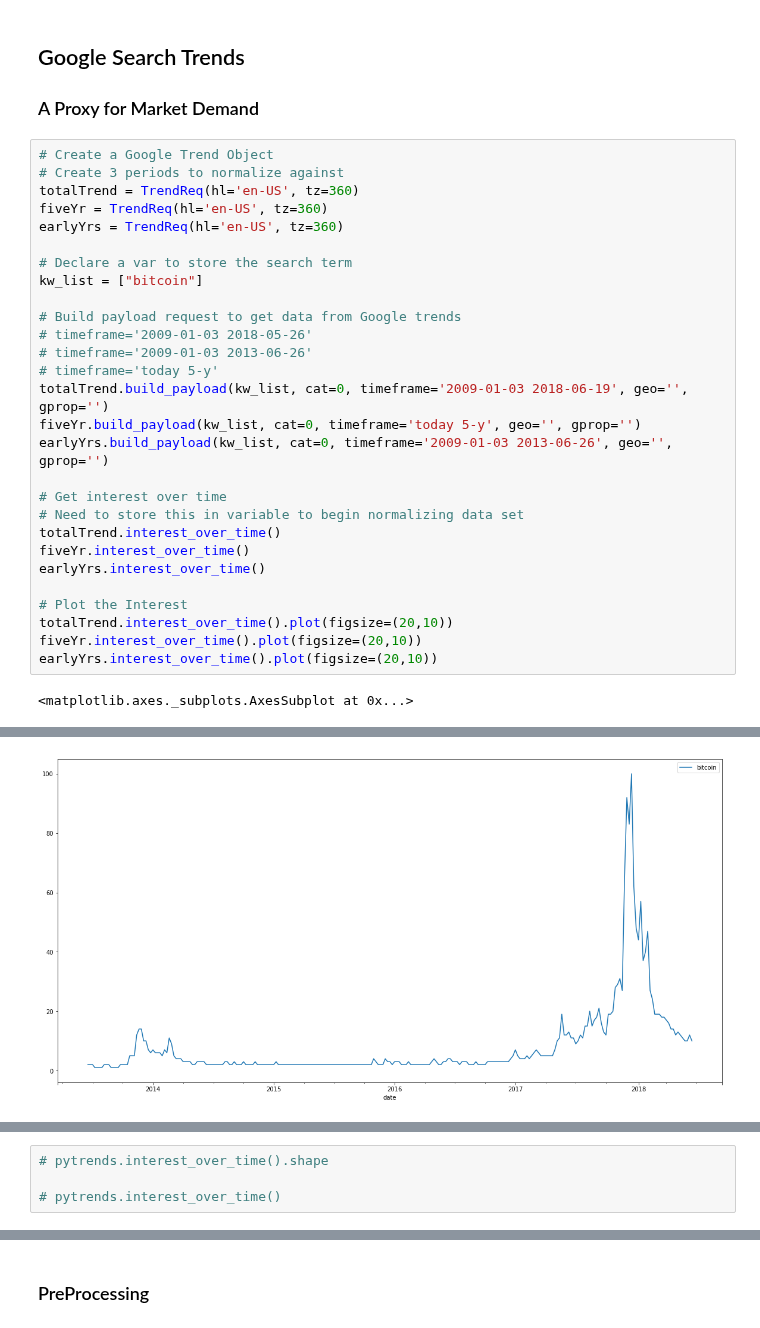
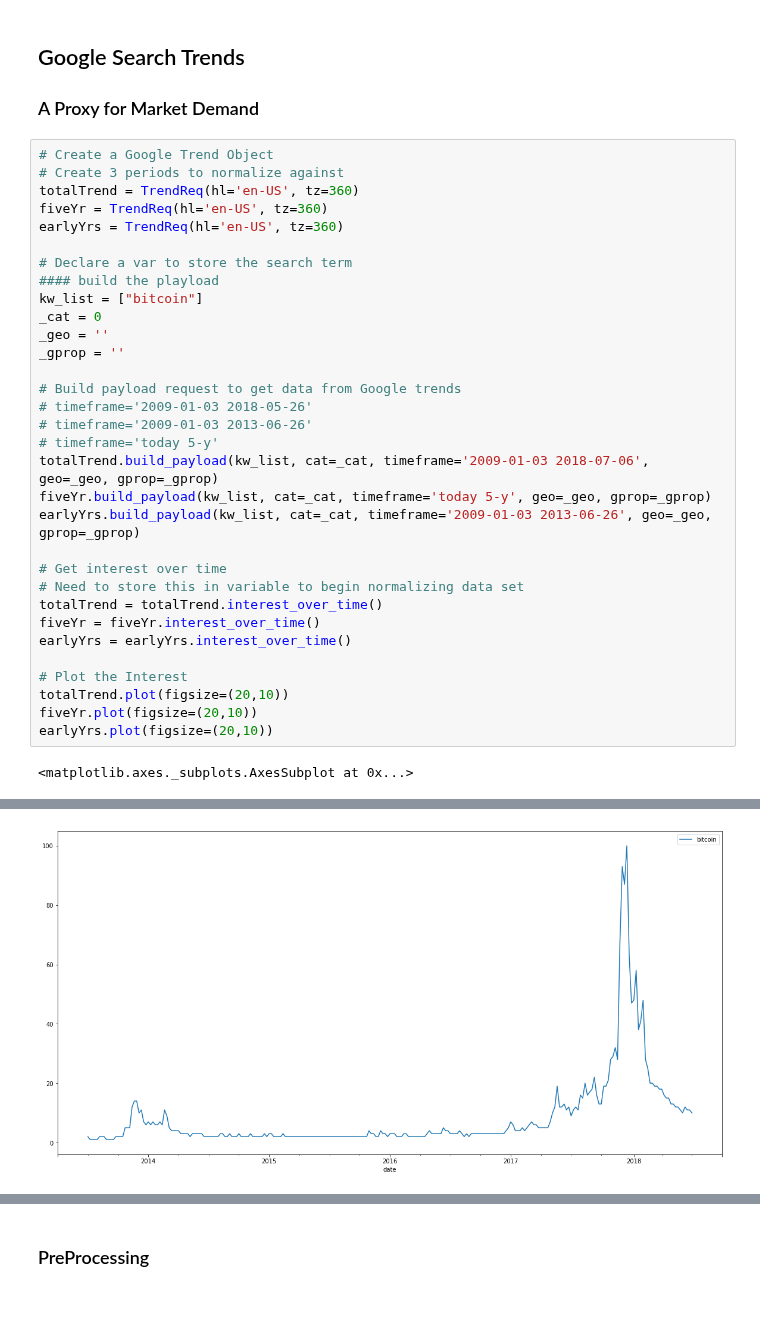
Before and after one commit to lopezdp/MachineLearningResearch, a Jupyter notebook: QuantFinance/PricingResearch.ipynb, the cells around one changed output, grey strips where cells are left out. Saved outputs shown, nothing was run; the diff lists cells and outputs as text.

Commit message:
Working on normalizing Google Trend Data.

```diff
--- a/QuantFinance/PricingResearch.ipynb
+++ b/QuantFinance/PricingResearch.ipynb
@@ -581,25 +604,29 @@ fiveYr = TrendReq(hl='en-US', tz=360)
 earlyYrs = TrendReq(hl='en-US', tz=360)
 
 # Declare a var to store the search term
+#### build the playload
 kw_list = ["bitcoin"]
+_cat = 0
+_geo = ''
+_gprop = ''
 
 # Build payload request to get data from Google trends
 # timeframe='2009-01-03 2018-05-26'
 # timeframe='2009-01-03 2013-06-26'
 # timeframe='today 5-y'
-totalTrend.build_payload(kw_list, cat=0, timeframe='2009-01-03 2018-06-19', geo='', gprop='')
-fiveYr.build_payload(kw_list, cat=0, timeframe='today 5-y', geo='', gprop='')
-earlyYrs.build_payload(kw_list, cat=0, timeframe='2009-01-03 2013-06-26', geo='', gprop='')
+totalTrend.build_payload(kw_list, cat=_cat, timeframe='2009-01-03 2018-07-06', geo=_geo, gprop=_gprop)
+fiveYr.build_payload(kw_list, cat=_cat, timeframe='today 5-y', geo=_geo, gprop=_gprop)
+earlyYrs.build_payload(kw_list, cat=_cat, timeframe='2009-01-03 2013-06-26', geo=_geo, gprop=_gprop)
 
 # Get interest over time
 # Need to store this in variable to begin normalizing data set
-totalTrend.interest_over_time()
-fiveYr.interest_over_time()
-earlyYrs.interest_over_time()
+totalTrend = totalTrend.interest_over_time()
+fiveYr = fiveYr.interest_over_time()
+earlyYrs = earlyYrs.interest_over_time()
 
 # Plot the Interest
-totalTrend.interest_over_time().plot(figsize=(20,10))
-fiveYr.interest_over_time().plot(figsize=(20,10))
-earlyYrs.interest_over_time().plot(figsize=(20,10))
+totalTrend.plot(figsize=(20,10))
+fiveYr.plot(figsize=(20,10))
+earlyYrs.plot(figsize=(20,10))
 # %% [output]
 <matplotlib.axes._subplots.AxesSubplot at 0x...>
@@ -607,6 +634,2 @@ earlyYrs.interest_over_time().plot(figsize=(20,10))
-[figure, old version]
+[figure, new version]
 [figure]
-# %%
-# pytrends.interest_over_time().shape
-
-# pytrends.interest_over_time()
```
Also changed, not shown: parts of 15 cells of this notebook, 1 other file.
